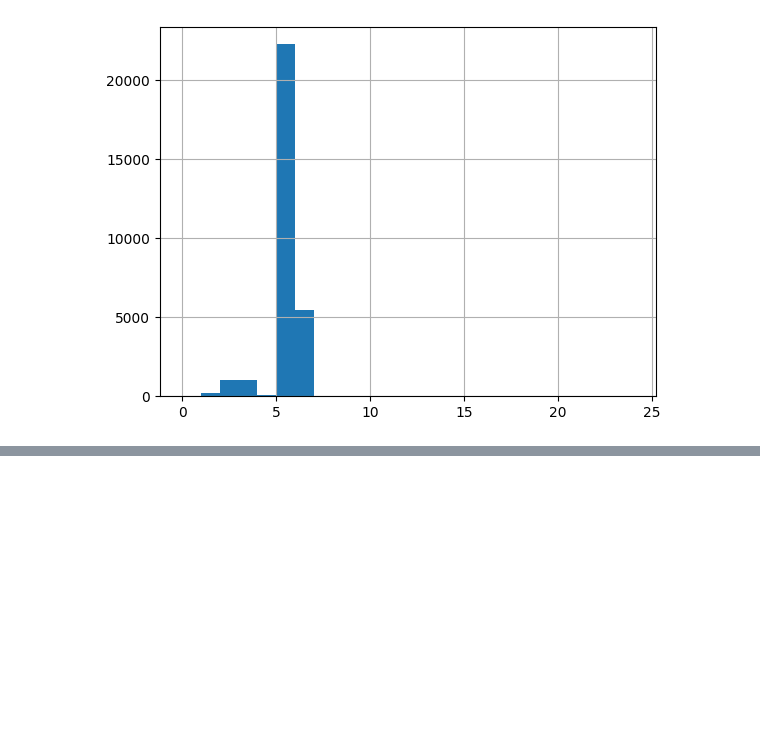
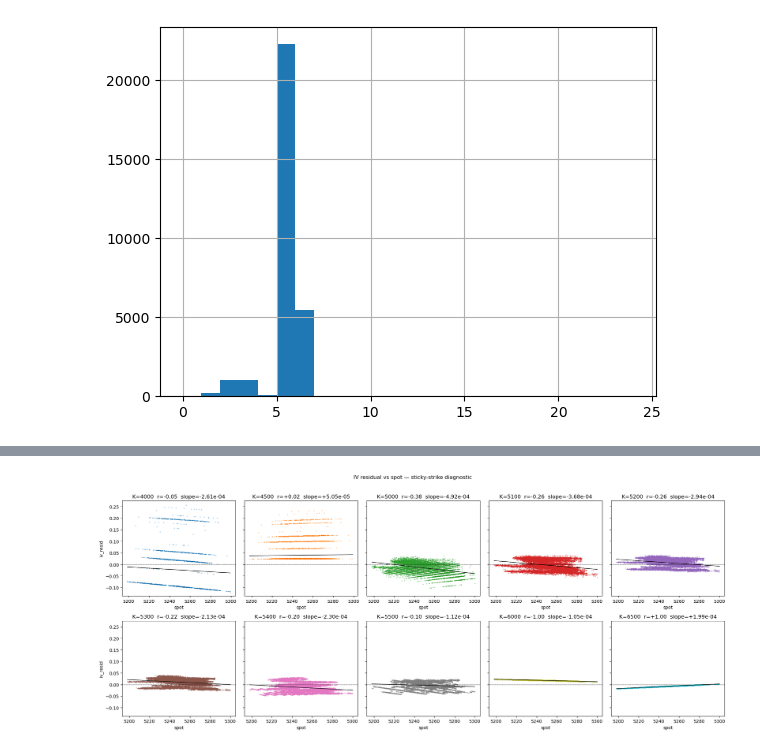
Before and after one commit to nikaslukyanov/kernel_trick, a Jupyter notebook: ROUND3/options.ipynb, the cells around one changed output, grey strips where cells are left out. Saved outputs shown, nothing was run; the diff lists cells and outputs as text; code cells hidden in the pictures; blank space fills up the shorter version.

```diff
--- a/ROUND3/options.ipynb
+++ b/ROUND3/options.ipynb
@@ -463,0 +454,25 @@ def calibrate_sabr(market_vols, strikes, F, T, beta=0.5):
+# %%
+from scipy.stats import pearsonr
+
+fig, axes = plt.subplots(2, 5, figsize=(20, 8), sharey=True)
+axes = axes.flatten()
+for ax, k in zip(axes, STRIKES):
+    sub = opts_clean[opts_clean['strike'] == k]
+    if len(sub) < 50:
+        ax.set_title(f'K={k} (n={len(sub)})')
+        continue
+    ax.scatter(sub['spot'], sub['iv_resid'], s=2, alpha=0.3, color=strike_color[k])
+    r, _ = pearsonr(sub['spot'], sub['iv_resid'])
+    slope = np.polyfit(sub['spot'], sub['iv_resid'], 1)[0]
+    xg = np.linspace(sub['spot'].min(), sub['spot'].max(), 50)
+    ax.plot(xg, np.polyval(np.polyfit(sub['spot'], sub['iv_resid'], 1), xg), 'k-', lw=1)
+    ax.axhline(0, color='k', lw=0.5, ls='--')
+    ax.set_title(f'K={k}  r={r:+.2f}  slope={slope:+.2e}')
+    ax.set_xlabel('spot')
+axes[0].set_ylabel('iv_resid')
+axes[5].set_ylabel('iv_resid')
+plt.suptitle('IV residual vs spot — sticky-strike diagnostic', y=1.02)
+plt.tight_layout()
+plt.show()
+# %% [output]
+[figure, added]
```
Also changed, not shown: parts of 19 cells of this notebook, 2 other files.
